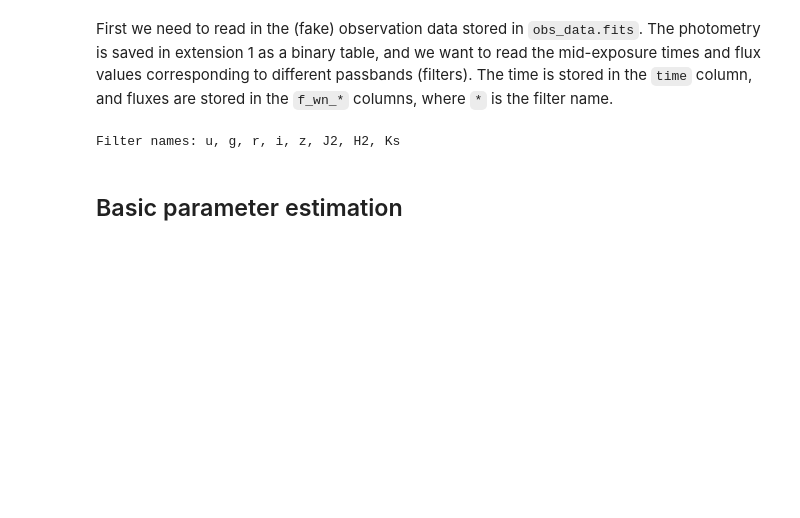
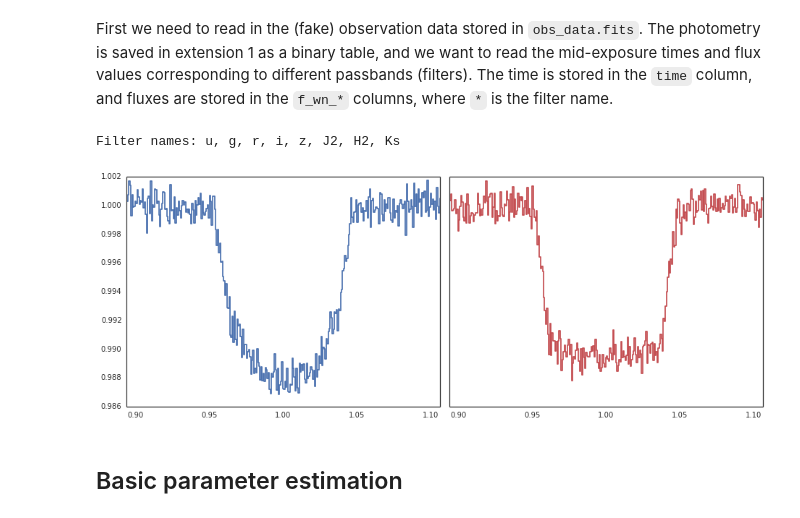
Before and after one commit to hpparvi/exo_tutorials, a Jupyter notebook: 01_Monochromatic_parameter_estimation.ipynb, the cells around one changed output. Saved outputs shown, nothing was run; the diff lists cells and outputs as text; code cells hidden in the pictures; blank space fills up the shorter version.

```diff
--- a/01_Monochromatic_parameter_estimation.ipynb
+++ b/01_Monochromatic_parameter_estimation.ipynb
@@ -181,6 +183,15 @@ fluxes = [data[k] for k in flux_keys]
 print 'Filter names: ' + ', '.join(filter_names)
 # %% [output]
 Filter names: u, g, r, i, z, J2, H2, Ks
+# %%
+with sb.axes_style('white'):
+    fig, axs = subplots(1,2, figsize=(13,5), sharey=True)
+    axs[0].plot(time,fluxes[0], drawstyle='steps-mid', c=cp[0])
+    axs[1].plot(time,fluxes[-1], drawstyle='steps-mid', c=cp[2])
+    setp(axs, xlim=time[[0,-1]])
+    fig.tight_layout()
+# %% [output]
+[figure, added]
 # %% [markdown]
 ## Basic parameter estimation
 # %% [markdown]
```
Also changed, not shown: parts of 8 cells of this notebook.
